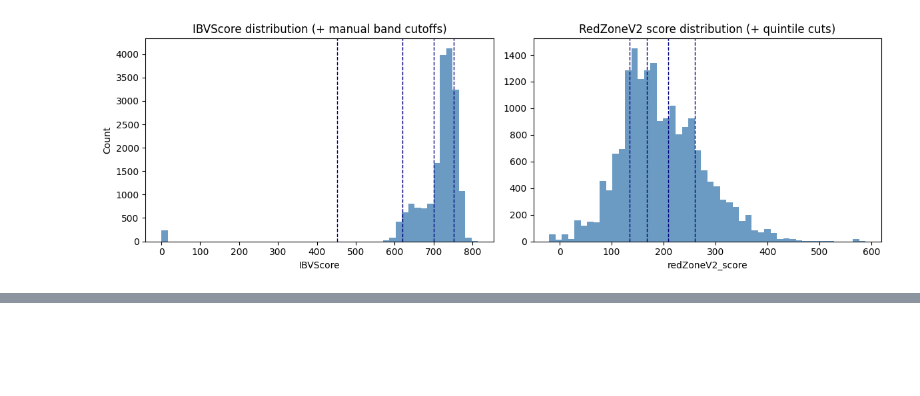
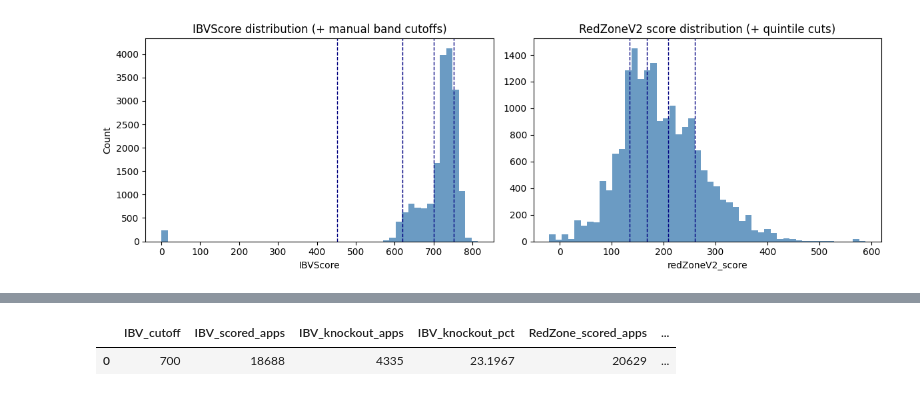
Before and after one commit to Junchen-concord/loonie_bankuity_rerun, a Jupyter notebook: notebooks/rerun_analysis_V2.ipynb, the cells around one changed output, grey strips where cells are left out. Saved outputs shown, nothing was run; the diff lists cells and outputs as text; code cells hidden in the pictures; blank space fills up the shorter version.

```diff
--- a/notebooks/rerun_analysis_V2.ipynb
+++ b/notebooks/rerun_analysis_V2.ipynb
@@ -843,0 +679,73 @@ Swap-out candidates: 5083
+# %%
+
+
+IBV_CUTOFF = 700
+
+# IBV band meaning for the 700 cutoff (matches Plaid_Model/model.py and your ibv_band_fn):
+# - IBVScore < 452  => band 1
+# - IBVScore < 621  => band 2
+# - IBVScore < 700  => band 3
+# - IBVScore < 753  => band 4
+# - else            => band 5
+# So: cutoff 700 is the **boundary between band 3 and band 4**.
+# Knockout rule IBVScore < 700  == "knock out bands 1–3" (keep bands 4–5).
+
+# app-level base (dedup by AppID+PortfolioID)
+app_base = df_perf_merged.copy()
+for c in ["AppID", "PortfolioID"]:
+    if c in app_base.columns:
+        app_base[c] = pd.to_numeric(app_base[c], errors="coerce").astype("Int64")
+
+for c in ["IBVScore", "redZoneV2_score"]:
+    if c in app_base.columns:
+        app_base[c] = pd.to_numeric(app_base[c], errors="coerce")
+
+app_base = app_base.loc[app_base["AppID"].notna() & app_base["PortfolioID"].notna(), [
+    "AppID", "PortfolioID", "IBVScore", "redZoneV2_score"
+]].drop_duplicates(subset=["AppID", "PortfolioID"]).reset_index(drop=True)
+
+print("app_base (unique apps):", len(app_base))
+print(f"IBVScore=700 corresponds to IBV band boundary: <700 is band 3 (or worse), >=700 enters band 4+")
+
+# 1) IBV knockout rate at cutoff 700
+ibv_scored = app_base.dropna(subset=["IBVScore"]).copy()
+ibv_knock = ibv_scored["IBVScore"] < IBV_CUTOFF
+
+ibv_knock_n = int(ibv_knock.sum())
+ibv_scored_n = len(ibv_scored)
+ibv_knock_pct = float(ibv_knock.mean()) if ibv_scored_n else np.nan
+
+print(f"\nIBVScore cutoff = {IBV_CUTOFF} (rule: IBVScore < {IBV_CUTOFF})")
+print("IBV-scored apps:", ibv_scored_n)
+print("IBV knockout apps:", ibv_knock_n)
+print("IBV knockout %:", round(ibv_knock_pct * 100, 2) if ibv_scored_n else None)
+
+# 2) RedZone cutoff that matches the SAME knockout %
+#    (use apps that have RedZone, then pick the percentile equal to ibv_knock_pct)
+rz_scored = app_base.dropna(subset=["redZoneV2_score"]).copy()
+
+if ibv_scored_n and len(rz_scored):
+    rz_cut = float(rz_scored["redZoneV2_score"].quantile(ibv_knock_pct))
+    rz_knock = rz_scored["redZoneV2_score"] <= rz_cut
+
+    print("\nEquivalent RedZone cutoff (match same knockout %):")
+    print("RedZone-scored apps:", len(rz_scored))
+    print("RedZone cutoff score:", rz_cut)
+    print("RedZone knockout apps (<= cutoff):", int(rz_knock.sum()))
+    print("RedZone knockout %:", round(float(rz_knock.mean()) * 100, 2))
+else:
+    print("\nCould not compute RedZone cutoff (missing scored base).")
+
+# 3) quick 1-row summary table
+summary = pd.DataFrame([
+    {
+        "IBV_cutoff": IBV_CUTOFF,
+        "IBV_scored_apps": ibv_scored_n,
+        "IBV_knockout_apps": ibv_knock_n,
+        "IBV_knockout_pct": round(ibv_knock_pct * 100, 4) if ibv_scored_n else np.nan,
+        "RedZone_scored_apps": len(rz_scored),
+        "RedZone_cutoff_same_pct": rz_cut if ibv_scored_n and len(rz_scored) else np.nan,
+    }
+])
+summary
+# %% [output]
@@ -843,0 +765,2 @@ Swap-out candidates: 5083
+|  | IBV_cutoff | IBV_scored_apps | IBV_knockout_apps | IBV_knockout_pct | RedZone_scored_apps | ... |
+| 0 | 700 | 18688 | 4335 | 23.1967 | 20629 | ... |
```
Also changed, not shown: parts of 16 cells of this notebook, 1 other file.
